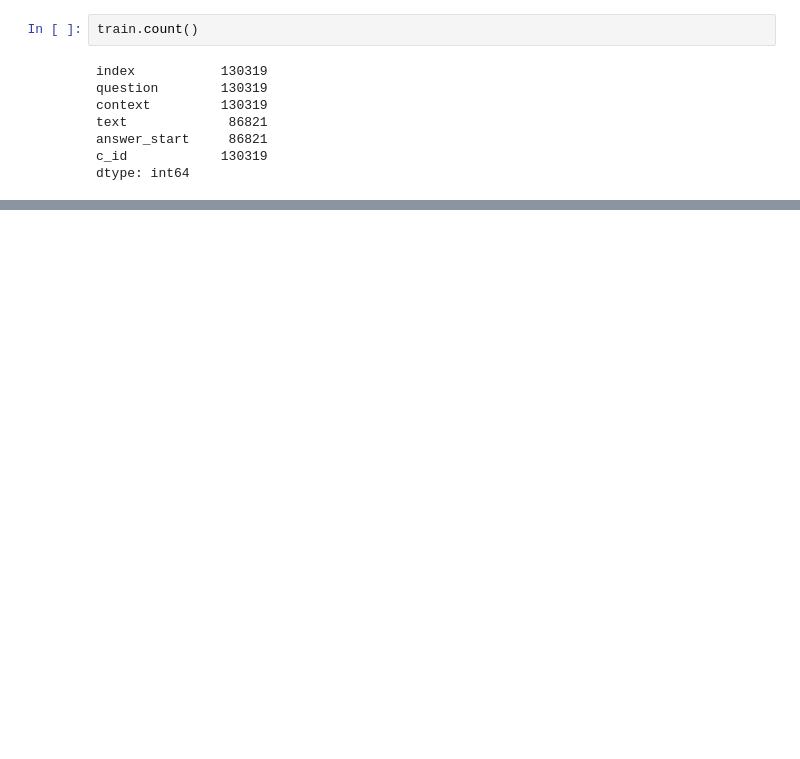
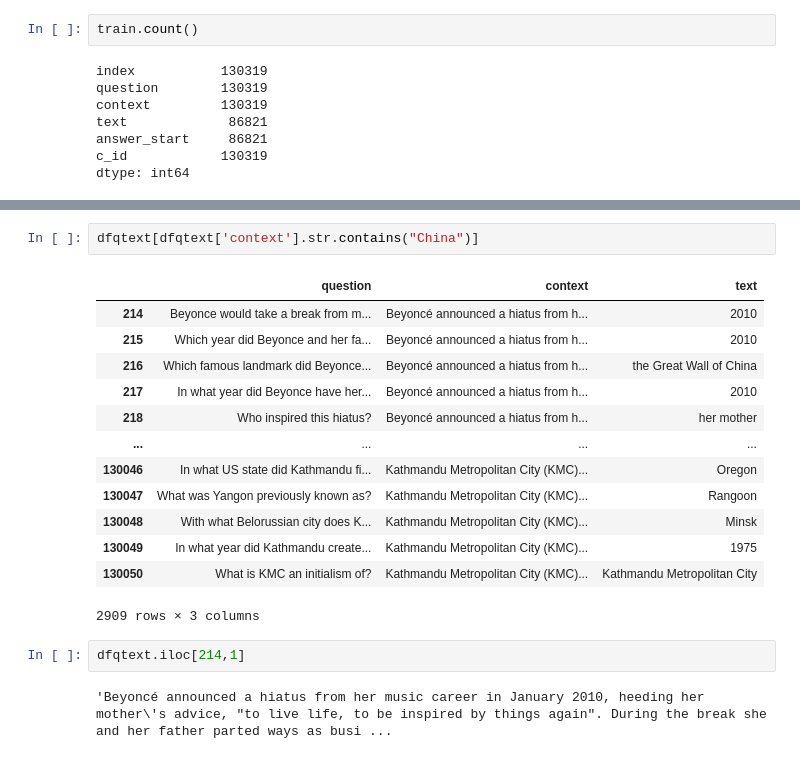
Before and after one commit to vsistla/nlp-biases, a Jupyter notebook: squad20/squad20-train-data-analysis.ipynb, the cells around one changed output, grey strips where cells are left out. Saved outputs shown, nothing was run; the diff lists cells and outputs as text; blank space fills up the shorter version.

```diff
--- a/squad20/squad20-train-data-analysis.ipynb
+++ b/squad20/squad20-train-data-analysis.ipynb
@@ -110,0 +165,20 @@ dtype: int64
+# %%
+dfqtext[dfqtext['context'].str.contains("China")]
+# %% [output]
+|  | question | context | text |
+| 214 | Beyonce would take a break from m... | Beyoncé announced a hiatus from h... | 2010 |
+| 215 | Which year did Beyonce and her fa... | Beyoncé announced a hiatus from h... | 2010 |
+| 216 | Which famous landmark did Beyonce... | Beyoncé announced a hiatus from h... | the Great Wall of China |
+| 217 | In what year did Beyonce have her... | Beyoncé announced a hiatus from h... | 2010 |
+| 218 | Who inspired this hiatus? | Beyoncé announced a hiatus from h... | her mother |
+| ... | ... | ... | ... |
+| 130046 | In what US state did Kathmandu fi... | Kathmandu Metropolitan City (KMC)... | Oregon |
+| 130047 | What was Yangon previously known as? | Kathmandu Metropolitan City (KMC)... | Rangoon |
+| 130048 | With what Belorussian city does K... | Kathmandu Metropolitan City (KMC)... | Minsk |
+| 130049 | In what year did Kathmandu create... | Kathmandu Metropolitan City (KMC)... | 1975 |
+| 130050 | What is KMC an initialism of? | Kathmandu Metropolitan City (KMC)... | Kathmandu Metropolitan City |
+2909 rows × 3 columns
+# %%
+dfqtext.iloc[214,1]
+# %% [output]
+'Beyoncé announced a hiatus from her music career in January 2010, heeding her mother\'s advice, "to live life, to be inspired by things again". During the break she and her father parted ways as busi ...
```
Also changed, not shown: parts of 20 cells of this notebook.
